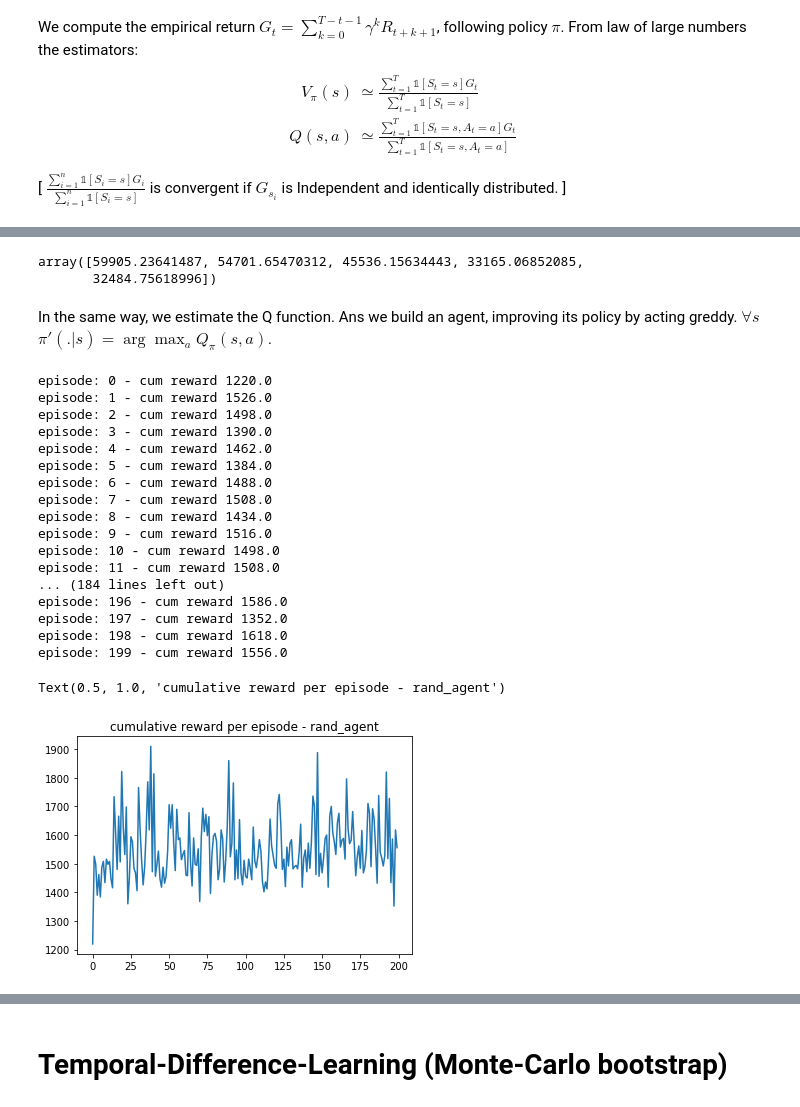
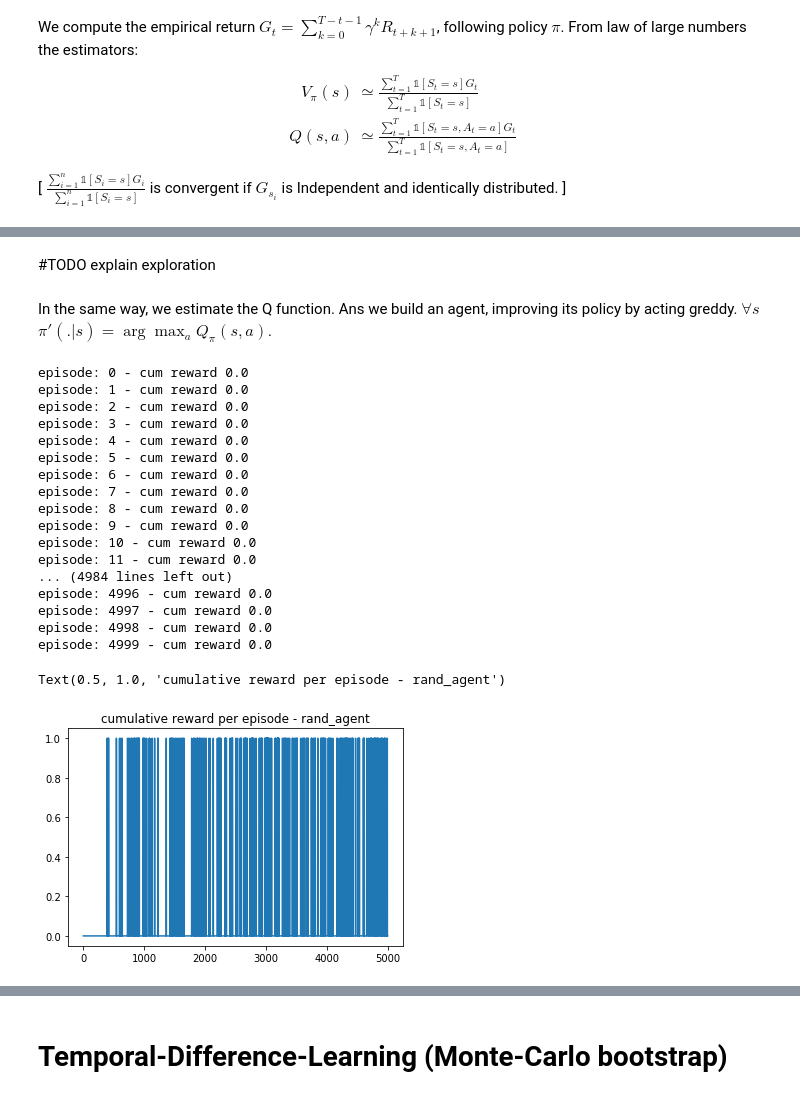
Before and after one commit to racousin/rl_introduction, a Jupyter notebook: notebooks/III) Temporal-Difference.ipynb, the cells around one changed output, grey strips where cells are left out. Saved outputs shown, nothing was run; the diff lists cells and outputs as text; code cells hidden in the pictures.

```diff
--- a/notebooks/III) Temporal-Difference.ipynb
+++ b/notebooks/III) Temporal-Difference.ipynb
@@ -4,5 +4,6 @@
 import numpy as np
 import gym
 import matplotlib.pyplot as plt
-from tools import Agent, plot_values_lake, policy_improvement, discount_cumsum, run_experiment_episode_train
-env = gym.make('NChain-v0')
+from rl_introduction.tools import Agent, plot_values_lake, policy_improvement, discount_cumsum, run_experiment_episode_train
+#env = gym.make('NChain-v0')
+env = gym.make('FrozenLake-v0')
@@ -82,66 +124,64 @@ V = policy_MC_evaluation(env, rand_agent)
-# %%
-V #todo plot
-# %% [output]
-array([59905.23641487, 54701.65470312, 45536.15634443, 33165.06852085,
-       32484.75618996])
 # %%
 def get_epsilon_greedy_policy(Q_s, epsilon, nA):
     policy_s = np.ones(nA) * epsilon / nA
     best_a = np.argmax(Q_s)
     policy_s[best_a] = 1 - epsilon + (epsilon / nA)
     return policy_s
+# %% [markdown]
+#TODO
+explain exploration
 # %% [markdown]
 In the same way, we estimate the Q function. Ans we build an agent, improving its policy by acting greddy.
 $\forall s$ $\pi'(.|s) = \arg\max_a Q_\pi(s,a)$.
 # %%
 class MyMCAgent(Agent):
-    def __init__(self, env, is_deterministic = False, gamma = .99, epsilon = .1):
-        super().__init__(env, is_deterministic, gamma, epsilon)
-        self.q = np.zeros([self.env.observation_space.n, self.env.action_space.n]) / self.env.action_space.n
+    def __init__(self, env, gamma = .99, epsilon = .1, baseline = 1):
+        super().__init__(env, gamma, epsilon)
+        self.q = np.ones([self.env.observation_space.n, self.env.action_space.n]) * baseline
+        #self.q = np.zeros([self.env.observation_space.n, self.env.action_space.n]) / self.env.action_space.n
         self.count_state_actions = np.zeros((self.env.observation_space.n, self.env.action_space.n))
+        self.count_state_actions_by_update = np.zeros((self.env.observation_space.n, self.env.action_space.n))
         self.episode = []
-    def update_policy_epsilon_greedy(self):
-        for state in range(env.observation_space.n):
-            self.policy[state] = get_epsilon_greedy_policy(self.q[state], self.epsilon, env.action_space.n)
     def train(self, current_state, action, reward, next_state, done):
-        if done is False:
-            self.episode.append(np.array([current_state, action, reward]))
-            self.count_state_actions[current_state, action] += 1
-        else:
+        self.episode.append(np.array([current_state, action, reward]))
+        self.count_state_actions[current_state, action] += 1
+        self.count_state_actions_by_update[current_state, action] += 1
+        if done is True:
             episode = np.asarray(self.episode)
             discount_empirical_return = discount_cumsum(episode[:,2], self.gamma)
             for state in range(len(self.count_state_actions)):
                 for action, count in enumerate(self.count_state_actions[state]):
                     if count > 0 :
-                        self.q[state,action] += (discount_empirical_return[(episode[:,0] == state) & (episode[:,1] == action)].sum() - self.q[state,action]) / count
-            self.count_state_actions = np.zeros((self.env.observation_space.n, self.env.action_space.n))
+                        self.q[state,action] += (discount_empirical_return[(episode[:,0] == state) & (episode[:,1] == action)].sum() - self.count_state_actions_by_update[state, action] * self.q[state,action]) / count
+            self.count_state_actions_by_update = np.zeros((self.env.observation_space.n, self.env.action_space.n))
             self.episode = []
-            self.update_policy_epsilon_greedy()
+            for state in range(env.observation_space.n):
+                self.policy[state] = get_epsilon_greedy_policy(self.q[state], self.epsilon, env.action_space.n)
 # %%
 mc_agent = MyMCAgent(env)
-rewards = run_experiment_episode_train(env, mc_agent, 200)
+rewards = run_experiment_episode_train(env, mc_agent, 5000)
 plt.plot(rewards)
 plt.title('cumulative reward per episode - rand_agent')
 # %% [output]
-episode: 0 - cum reward 1220.0
-episode: 1 - cum reward 1526.0
-episode: 2 - cum reward 1498.0
-episode: 3 - cum reward 1390.0
-episode: 4 - cum reward 1462.0
-episode: 5 - cum reward 1384.0
-episode: 6 - cum reward 1488.0
-episode: 7 - cum reward 1508.0
-episode: 8 - cum reward 1434.0
-episode: 9 - cum reward 1516.0
-episode: 10 - cum reward 1498.0
-episode: 11 - cum reward 1508.0
-... (184 lines left out)
-episode: 196 - cum reward 1586.0
-episode: 197 - cum reward 1352.0
-episode: 198 - cum reward 1618.0
-episode: 199 - cum reward 1556.0
+episode: 0 - cum reward 0.0
+episode: 1 - cum reward 0.0
+episode: 2 - cum reward 0.0
+episode: 3 - cum reward 0.0
+episode: 4 - cum reward 0.0
+episode: 5 - cum reward 0.0
+episode: 6 - cum reward 0.0
+episode: 7 - cum reward 0.0
+episode: 8 - cum reward 0.0
+episode: 9 - cum reward 0.0
+episode: 10 - cum reward 0.0
+episode: 11 - cum reward 0.0
+... (4984 lines left out)
+episode: 4996 - cum reward 0.0
+episode: 4997 - cum reward 0.0
+episode: 4998 - cum reward 0.0
+episode: 4999 - cum reward 0.0
 Text(0.5, 1.0, 'cumulative reward per episode - rand_agent')
-[figure, old version]
+[figure, new version]
 # %%
 mc_agent.policy
 # %% [output]
```
Also changed, not shown: parts of 24 cells of this notebook, 2 other files.
